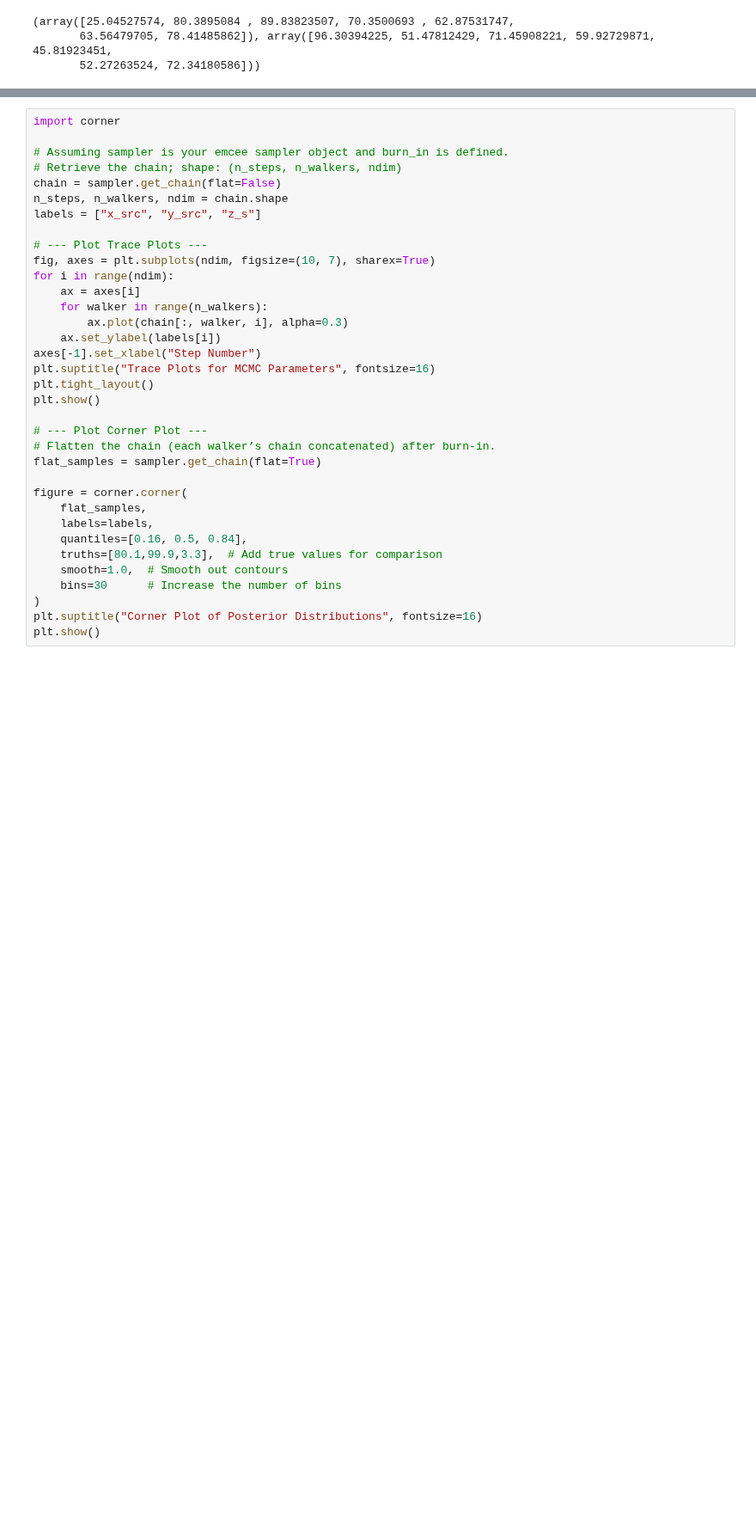
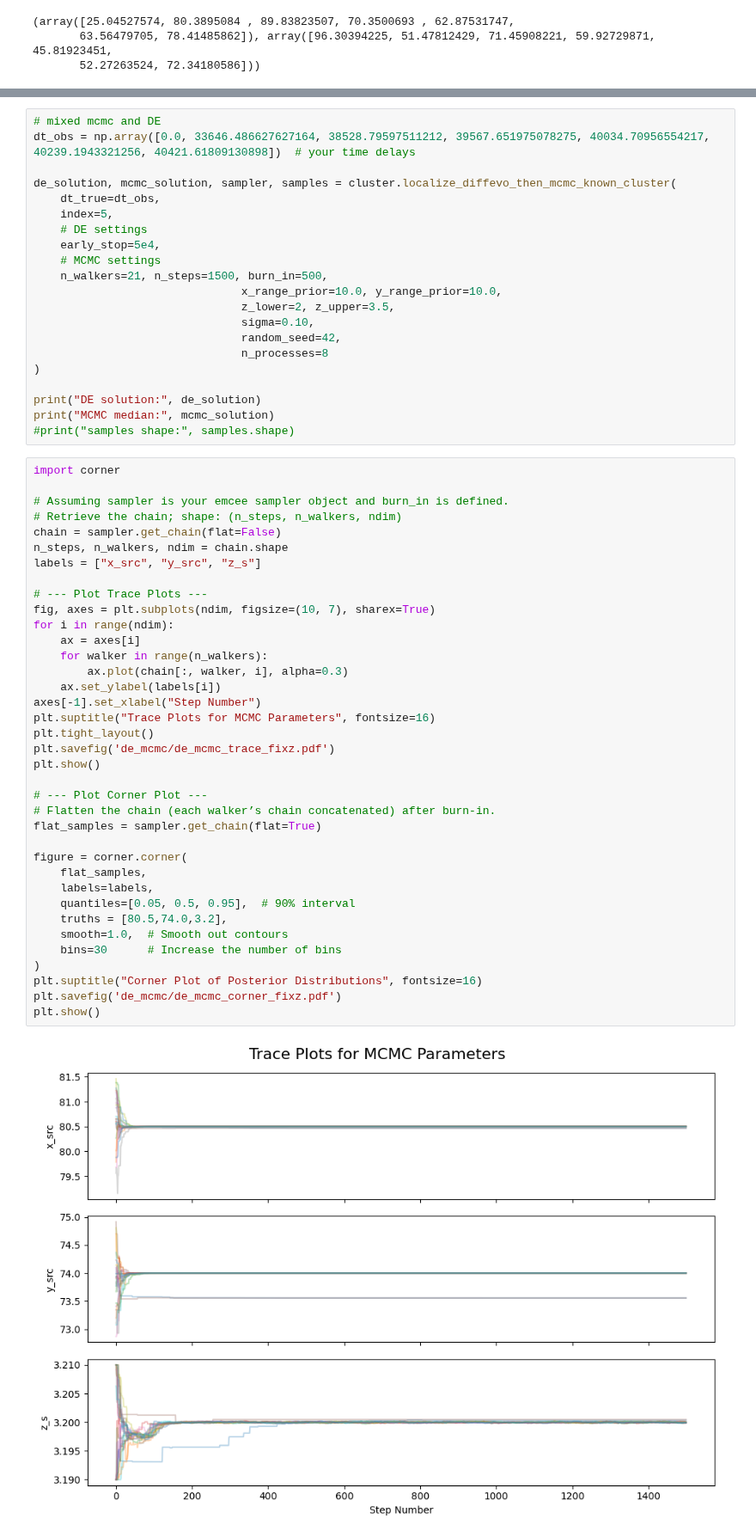
Before and after one commit to diceandcats/GWlensing_Brian, a Jupyter notebook: only_dt_mcmc.ipynb, the cells around one changed output, grey strips where cells are left out. Shown at 86% size. Saved outputs shown, nothing was run; the diff lists cells and outputs as text; blank space fills up the shorter version.

```diff
--- a/only_dt_mcmc.ipynb
+++ b/only_dt_mcmc.ipynb
@@ -145,35 +115,60 @@ if __name__ == "__main__":
+# %%
+# mixed mcmc and DE
+dt_obs = np.array([0.0, 33646.486627627164, 38528.79597511212, 39567.651975078275, 40034.70956554217, 40239.1943321256, 40421.61809130898])  # your time delays
+
+de_solution, mcmc_solution, sampler, samples = cluster.localize_diffevo_then_mcmc_known_cluster(
+    dt_true=dt_obs,
+    index=5,
+    # DE settings
+    early_stop=5e4,
+    # MCMC settings
+    n_walkers=21, n_steps=1500, burn_in=500,
+                               x_range_prior=10.0, y_range_prior=10.0,
+                               z_lower=2, z_upper=3.5,
+                               sigma=0.10,
+                               random_seed=42,
+                               n_processes=8
+)
+
+print("DE solution:", de_solution)
+print("MCMC median:", mcmc_solution)
+#print("samples shape:", samples.shape)
 # %%
 import corner
 
 # Assuming sampler is your emcee sampler object and burn_in is defined.
 # Retrieve the chain; shape: (n_steps, n_walkers, ndim)
 chain = sampler.get_chain(flat=False)
 n_steps, n_walkers, ndim = chain.shape
 labels = ["x_src", "y_src", "z_s"]
 
 # --- Plot Trace Plots ---
 fig, axes = plt.subplots(ndim, figsize=(10, 7), sharex=True)
 for i in range(ndim):
     ax = axes[i]
     for walker in range(n_walkers):
         ax.plot(chain[:, walker, i], alpha=0.3)
     ax.set_ylabel(labels[i])
 axes[-1].set_xlabel("Step Number")
 plt.suptitle("Trace Plots for MCMC Parameters", fontsize=16)
 plt.tight_layout()
+plt.savefig('de_mcmc/de_mcmc_trace_fixz.pdf')
 plt.show()
 
 # --- Plot Corner Plot ---
 # Flatten the chain (each walker’s chain concatenated) after burn-in.
 flat_samples = sampler.get_chain(flat=True)
 
 figure = corner.corner(
     flat_samples,
     labels=labels,
-    quantiles=[0.16, 0.5, 0.84],
-    truths=[80.1,99.9,3.3],  # Add true values for comparison
+    quantiles=[0.05, 0.5, 0.95],  # 90% interval
+    truths = [80.5,74.0,3.2],
     smooth=1.0,  # Smooth out contours
     bins=30      # Increase the number of bins
 )
 plt.suptitle("Corner Plot of Posterior Distributions", fontsize=16)
+plt.savefig('de_mcmc/de_mcmc_corner_fixz.pdf')
 plt.show()
+# %% [output]
+[figure, added]
```
Also changed, not shown: parts of 7 cells of this notebook, 5 other files.
